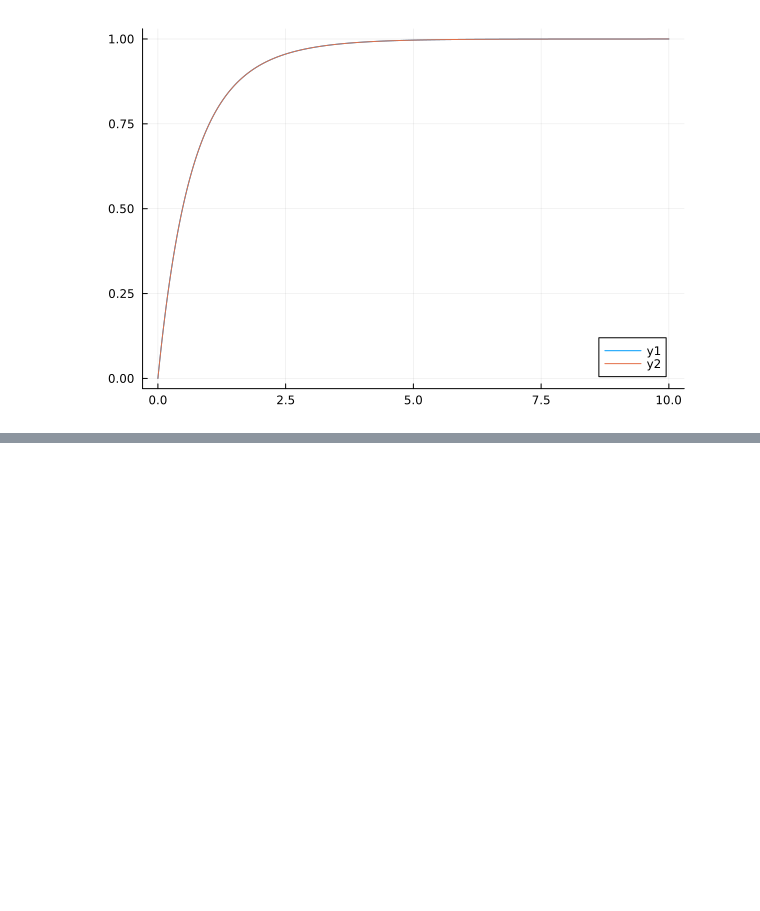
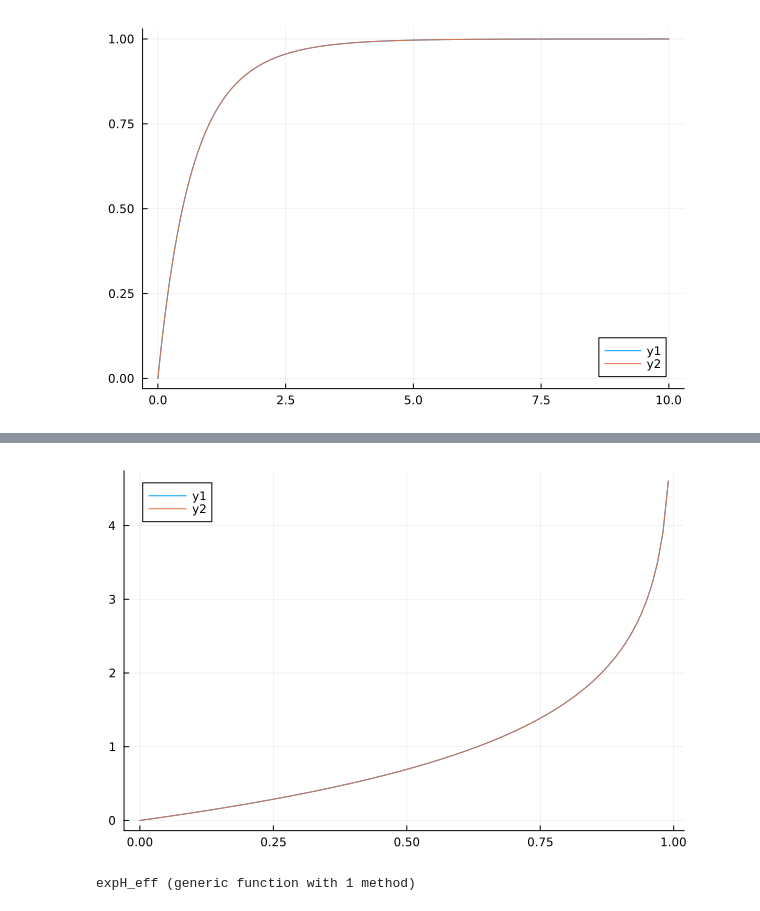
Before and after one commit to Ste1nb0cK/QuTaM.jl, a Jupyter notebook: Gillipsie.ipynb, the cells around one changed output, grey strips where cells are left out. Cells and saved outputs as stored; diff of their text form; code cells hidden in the pictures; blank space fills up the shorter version.

```diff
--- a/Gillipsie.ipynb
+++ b/Gillipsie.ipynb
@@ -62,0 +97,34 @@ end
+# %%
+# Test of the inverse
+f(t) = 1-exp(-t)
+g(t) = -log(1-t)
+x = LinRange(0, 0.99, 100) # Notice the maximum time most be long enough
+f_inverse(t) = inverse_f(f, t)
+plot(x, [g.(x) f_inverse.(x)])
+# %% [output]
+[figure, added]
+# %%
+# The Algorithm
+# Now that all the pieces are ready, we can run the algorithm
+
+################### Setup ###############################
+### Simulation conditions
+NSAMPLES = 10000 # Number of points in the fine-grid, for the precomputation
+seed = 1 # Seed, clearly
+W = zeros(NSAMPLES);
+EPS = 1e-6
+NTRAJ = 50 # Number of trajectories
+tf = 1 # Final time
+# Paramters
+gamma = 1
+# Initial State
+psi0 = zeros(2)
+psi0[2] = 1 # Initial condition
+# Jump Operators and related
+sigma_m = [[0.0+0im, 0]  [1, 0]]
+L1 = sqrt(gamma) * sigma_m
+J = adjoint(L1)*L1
+H_eff = -0.5im * J
+expH_eff(tau) = exp(-1im*H_eff*tau) # Exponential of -i*tau*H_eff
+# %% [output]
+expH_eff (generic function with 1 method)
```
Also changed, not shown: parts of 6 cells of this notebook.
